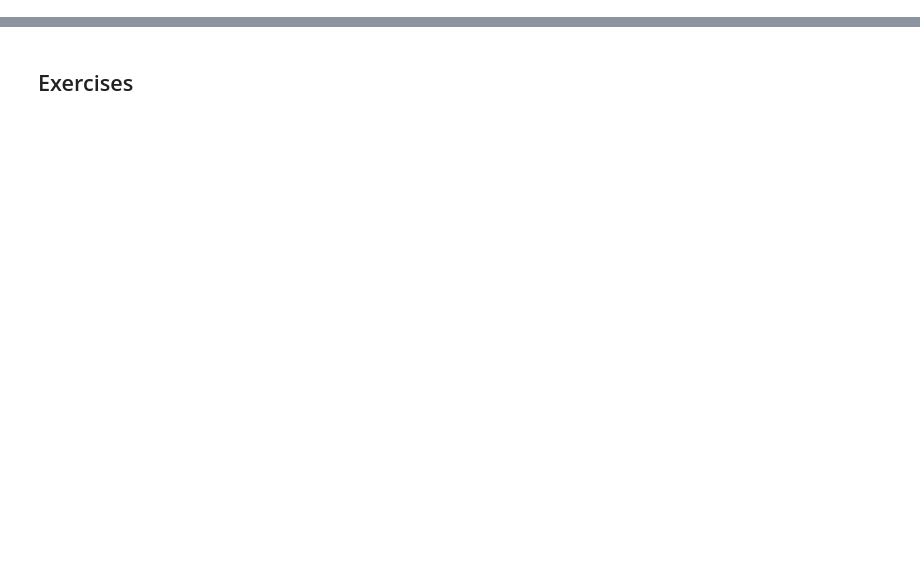
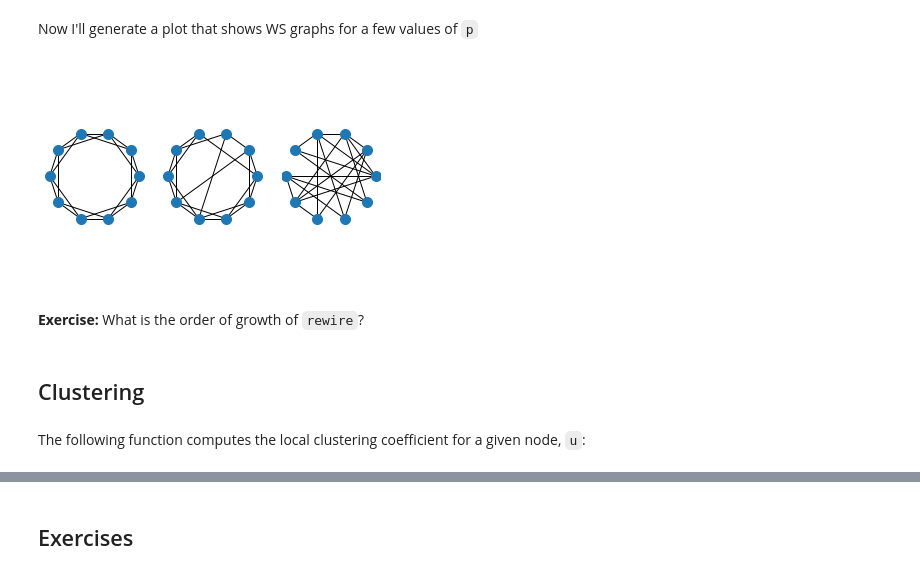
Before and after one commit to powderflask/complex-colab, a Jupyter notebook: notebooks/chap05.ipynb, the cells around one changed output, grey strips where cells are left out. Cells and saved outputs as stored; diff of their text form; code cells hidden in the pictures; blank space fills up the shorter version.

```diff
--- a/notebooks/chap05.ipynb
+++ b/notebooks/chap05.ipynb
@@ -149,2 +0,0 @@ By trial and error, I found that `p=0.05` yields a graph with about the right va
-# %%
-ws = nx.watts_strogatz_graph(n, k, 0.05, seed=15)
@@ -517,0 +145,28 @@ But there is certainly room for a model that does a better job of fitting the wh
+# %% [markdown]
+Now I'll generate a plot that shows WS graphs for a few values of `p`
+# %%
+n = 10
+k = 4
+ns = 100
+
+plt.subplot(1,3,1)
+ws = make_ws_graph(n, k, 0)
+nx.draw_circular(ws, node_size=ns)
+plt.axis('equal')
+
+plt.subplot(1,3,2)
+ws = make_ws_graph(n, k, 0.2)
+nx.draw_circular(ws, node_size=ns)
+plt.axis('equal')
+
+plt.subplot(1,3,3)
+ws = make_ws_graph(n, k, 1.0)
+nx.draw_circular(ws, node_size=ns)
+plt.axis('equal')
+
+#TODO: Set figure size
+plt.show('figs/chap04-2')
+# %% [output]
+[figure, added]
+# %% [markdown]
+**Exercise:** What is the order of growth of `rewire`?
@@ -517,0 +175,4 @@ But there is certainly room for a model that does a better job of fitting the wh
+# %% [markdown]
+## Clustering
+# %% [markdown]
+The following function computes the local clustering coefficient for a given node, `u`:
```
Also changed, not shown: parts of 221 cells of this notebook, 1 other file.
